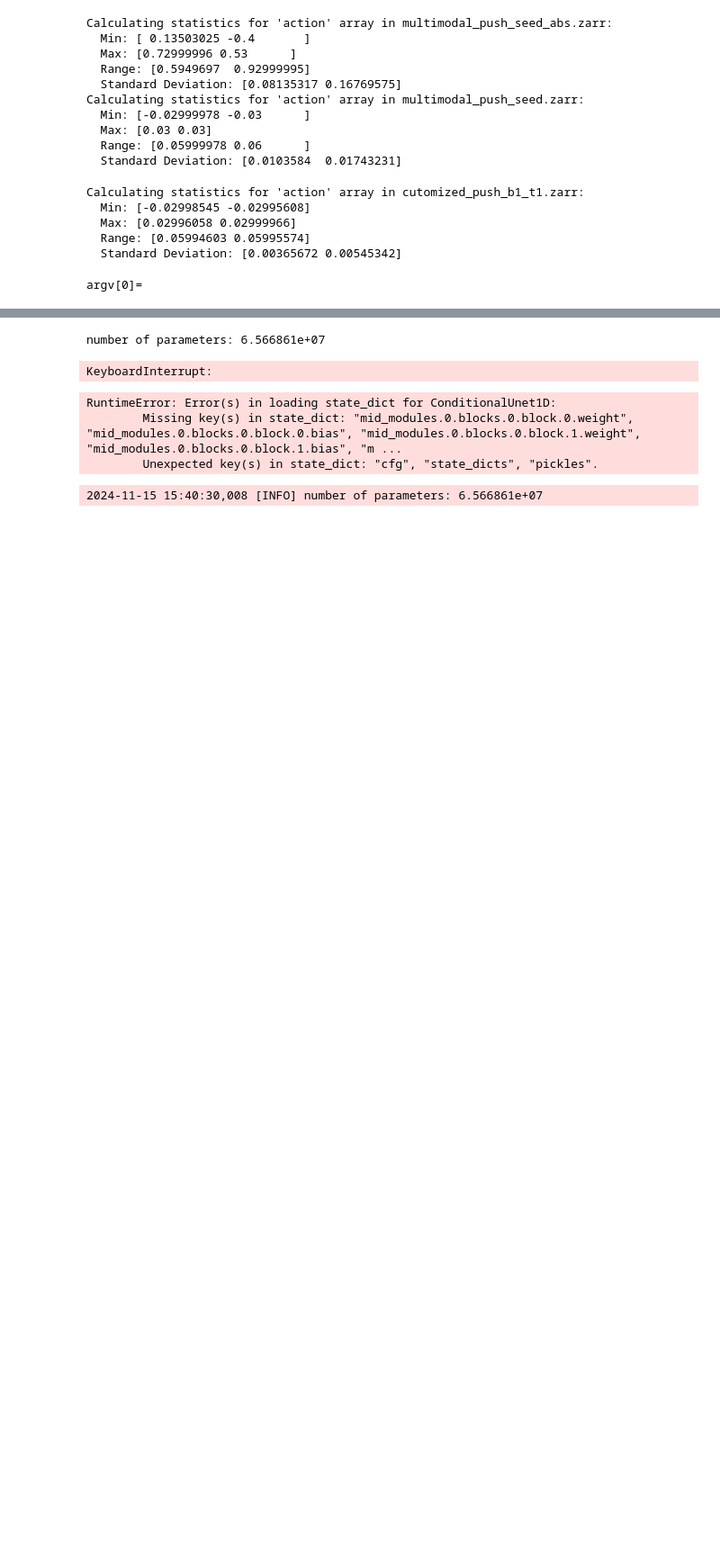
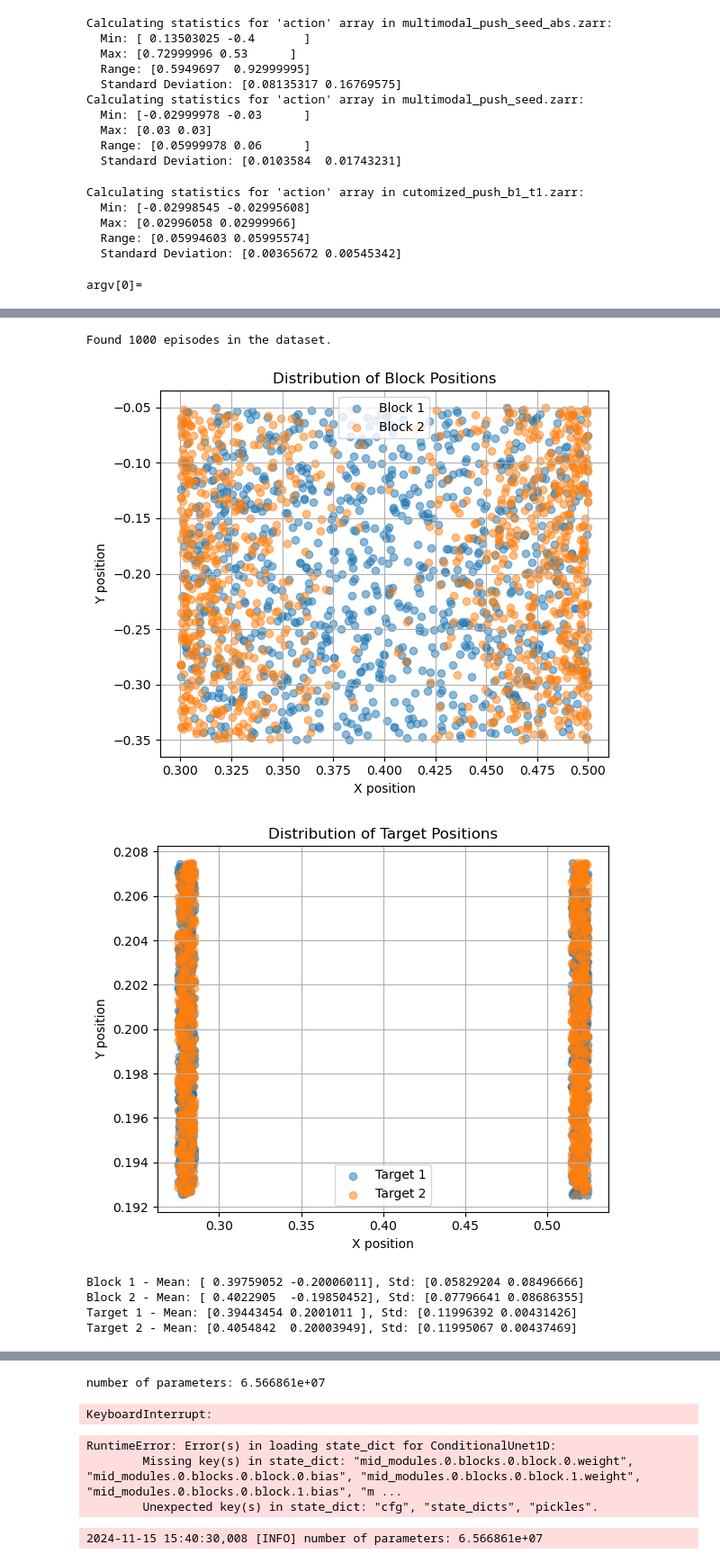
Before and after one commit to sfchen196/diffusion_policy, a Jupyter notebook: state_block_push.ipynb, the cells around one changed output, grey strips where cells are left out. Shown at 90% size. Saved outputs shown, nothing was run; the diff lists cells and outputs as text; code cells hidden in the pictures; blank space fills up the shorter version.

```diff
--- a/state_block_push.ipynb
+++ b/state_block_push.ipynb
@@ -1146,0 +642,40 @@ JSONDecodeError: Expecting value: line 1 column 155 (char 154)
+# %%
+# Update this path to the location of your zarr dataset
+dataset_path = './data/training/block_pushing/multimodal_push_seed_abs.zarr'
+
+# Load dataset and compute episode boundaries
+obs, episode_ends = load_zarr_dataset(dataset_path)
+episode_starts = compute_episode_starts(episode_ends)
+print(f"Found {len(episode_starts)} episodes in the dataset.")
+
+# Extract initial positions for blocks and targets
+block1_pos, block2_pos, target1_pos, target2_pos = extract_initial_positions(obs, episode_starts)
+
+# Plot the distribution of block positions
+plot_distribution(
+    positions=[block1_pos, block2_pos],
+    labels=['Block 1', 'Block 2'],
+    title='Distribution of Block Positions'
+)
+
+# Plot the distribution of target positions
+plot_distribution(
+    positions=[target1_pos, target2_pos],
+    labels=['Target 1', 'Target 2'],
+    title='Distribution of Target Positions'
+)
+
+# Optionally, print summary statistics for each position
+for name, pos in zip(['Block 1', 'Block 2', 'Target 1', 'Target 2'],
+                     [block1_pos, block2_pos, target1_pos, target2_pos]):
+    mean = np.mean(pos, axis=0)
+    std = np.std(pos, axis=0)
+    print(f"{name} - Mean: {mean}, Std: {std}")
+# %% [output]
+Found 1000 episodes in the dataset.
+[figure, added]
+[figure, added]
+Block 1 - Mean: [ 0.39759052 -0.20006011], Std: [0.05829204 0.08496666]
+Block 2 - Mean: [ 0.4022905  -0.19850452], Std: [0.07796641 0.08686355]
+Target 1 - Mean: [0.39443454 0.2001011 ], Std: [0.11996392 0.00431426]
+Target 2 - Mean: [0.4054842  0.20003949], Std: [0.11995067 0.00437469]
```
Also changed, not shown: parts of 28 cells of this notebook, 13 other files.
